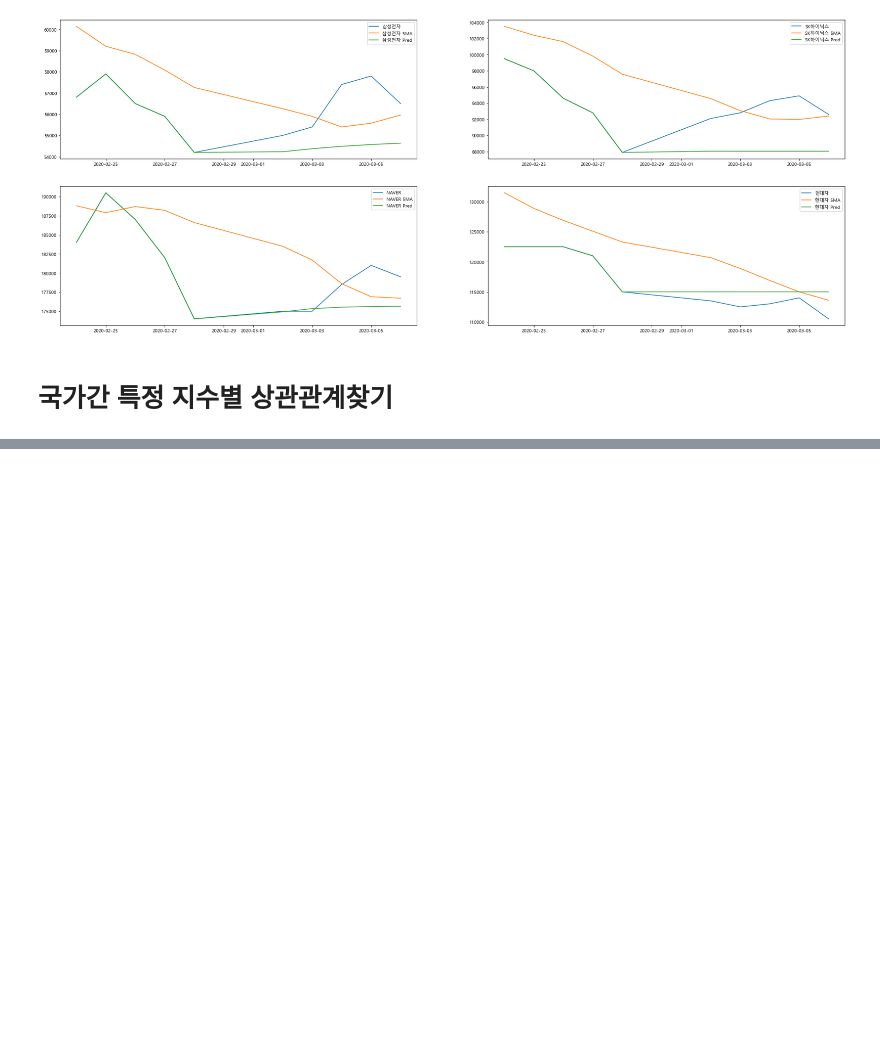
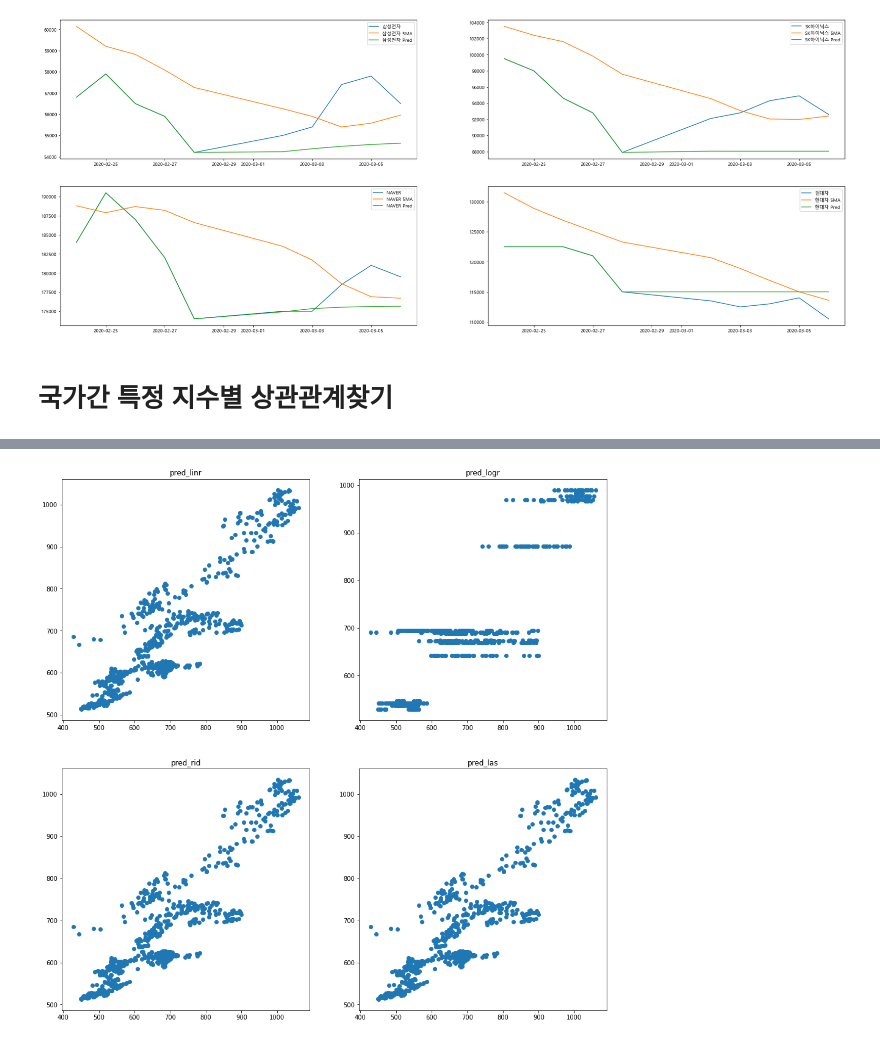
Before and after one commit to aprogod/hackarthon, a Jupyter notebook: dacon_arima.ipynb, the cells around one changed output, grey strips where cells are left out. Drawn from its saved outputs; the diff is of its cells as text; code cells hidden in the pictures; blank space fills up the shorter version.

```diff
--- a/dacon_arima.ipynb
+++ b/dacon_arima.ipynb
@@ -347,0 +452,19 @@ AttributeError: 'RegALL' object has no attribute 'Rid'
+# %%
+# train/test 나누기(KODAQ)
+X_train, X_test, y_train, y_test = train_test_split(df_all.drop(['DATE','Kospi','Kodaq'],axis=1), df_all['Kodaq'], test_size=0.3, random_state=0)
+# %%
+# 회귀 적용
+pred_linr=rg.Linreg(X_train, X_test, y_train)
+pred_logr=rg.Logreg(X_train, X_test, y_train)
+pred_rid=rg.Rid(X_train, X_test, y_train)
+pred_las=rg.Las(X_train, X_test, y_train)
+
+# 스코어링을 위한 리스트 만들기
+pred_list_name = ['pred_linr', 'pred_logr', 'pred_rid', 'pred_las']
+pred_list_df = [pred_linr, pred_logr, pred_rid, pred_las]
+
+# 선형회귀에 적용되는 스코어링 적용해보기
+for i, target in enumerate(pred_list_df):
+    print("\n",pred_list_name[i])
+    sm.r2_(y_test,target)
+    sm.evs_(y_test,target)
@@ -347,0 +487,12 @@ AttributeError: 'RegALL' object has no attribute 'Rid'
+# %%
+plt.figure(figsize=(16,16), facecolor='w')
+
+pred_list_name = ['pred_linr', 'pred_logr', 'pred_rid', 'pred_las']
+pred_list_df = [pred_linr, pred_logr, pred_rid, pred_las]
+
+for i, col in enumerate(pred_list_df):
+    plt.subplot(2,2,i+1)
+    plt.scatter(y_test, col)
+    plt.title(pred_list_name[i])
+# %% [output]
+[figure, added]
```
Also changed, not shown: parts of 16 cells of this notebook.
